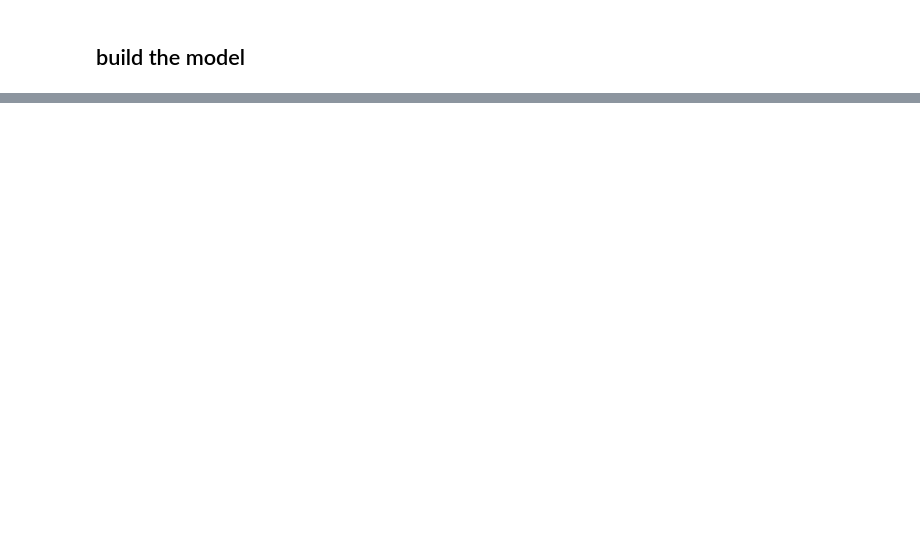
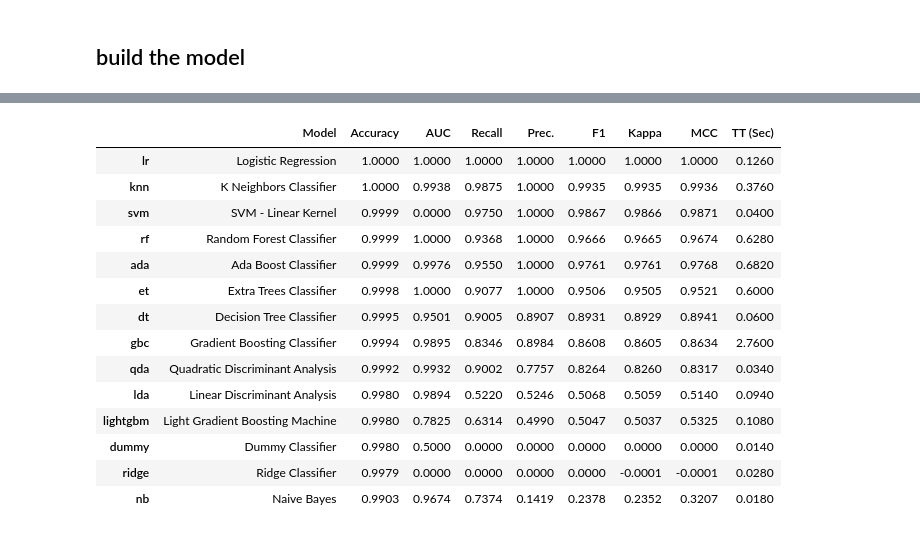
Before and after one commit to dulalbert/CRYPTO, a Jupyter notebook: Pycaret.ipynb, the cells around one changed output, grey strips where cells are left out. Drawn from its saved outputs; the diff is of its cells as text; code cells hidden in the pictures; blank space fills up the shorter version.

```diff
--- a/Pycaret.ipynb
+++ b/Pycaret.ipynb
@@ -195,5 +211,23 @@ clf1 = setup(data = df_Auto, target = 'miner',fold_strategy='kfold',fold=5,use_g
 # %%
-# best = compare_models()
+'''
+best = compare_models()
+'''
+# %% [output]
+|  | Model | Accuracy | AUC | Recall | Prec. | F1 | Kappa | MCC | TT (Sec) |
+| lr | Logistic Regression | 1.0000 | 1.0000 | 1.0000 | 1.0000 | 1.0000 | 1.0000 | 1.0000 | 0.1260 |
+| knn | K Neighbors Classifier | 1.0000 | 0.9938 | 0.9875 | 1.0000 | 0.9935 | 0.9935 | 0.9936 | 0.3760 |
+| svm | SVM - Linear Kernel | 0.9999 | 0.0000 | 0.9750 | 1.0000 | 0.9867 | 0.9866 | 0.9871 | 0.0400 |
+| rf | Random Forest Classifier | 0.9999 | 1.0000 | 0.9368 | 1.0000 | 0.9666 | 0.9665 | 0.9674 | 0.6280 |
+| ada | Ada Boost Classifier | 0.9999 | 0.9976 | 0.9550 | 1.0000 | 0.9761 | 0.9761 | 0.9768 | 0.6820 |
+| et | Extra Trees Classifier | 0.9998 | 1.0000 | 0.9077 | 1.0000 | 0.9506 | 0.9505 | 0.9521 | 0.6000 |
+| dt | Decision Tree Classifier | 0.9995 | 0.9501 | 0.9005 | 0.8907 | 0.8931 | 0.8929 | 0.8941 | 0.0600 |
+| gbc | Gradient Boosting Classifier | 0.9994 | 0.9895 | 0.8346 | 0.8984 | 0.8608 | 0.8605 | 0.8634 | 2.7600 |
+| qda | Quadratic Discriminant Analysis | 0.9992 | 0.9932 | 0.9002 | 0.7757 | 0.8264 | 0.8260 | 0.8317 | 0.0340 |
+| lda | Linear Discriminant Analysis | 0.9980 | 0.9894 | 0.5220 | 0.5246 | 0.5068 | 0.5059 | 0.5140 | 0.0940 |
+| lightgbm | Light Gradient Boosting Machine | 0.9980 | 0.7825 | 0.6314 | 0.4990 | 0.5047 | 0.5037 | 0.5325 | 0.1080 |
+| dummy | Dummy Classifier | 0.9980 | 0.5000 | 0.0000 | 0.0000 | 0.0000 | 0.0000 | 0.0000 | 0.0140 |
+| ridge | Ridge Classifier | 0.9979 | 0.0000 | 0.0000 | 0.0000 | 0.0000 | -0.0001 | -0.0001 | 0.0280 |
+| nb | Naive Bayes | 0.9903 | 0.9674 | 0.7374 | 0.1419 | 0.2378 | 0.2352 | 0.3207 | 0.0180 |
 # %%
 '''
 predictions = predict_model(best, data=df_Auto)
```
Also changed, not shown: parts of 6 cells of this notebook, 2 other files.
